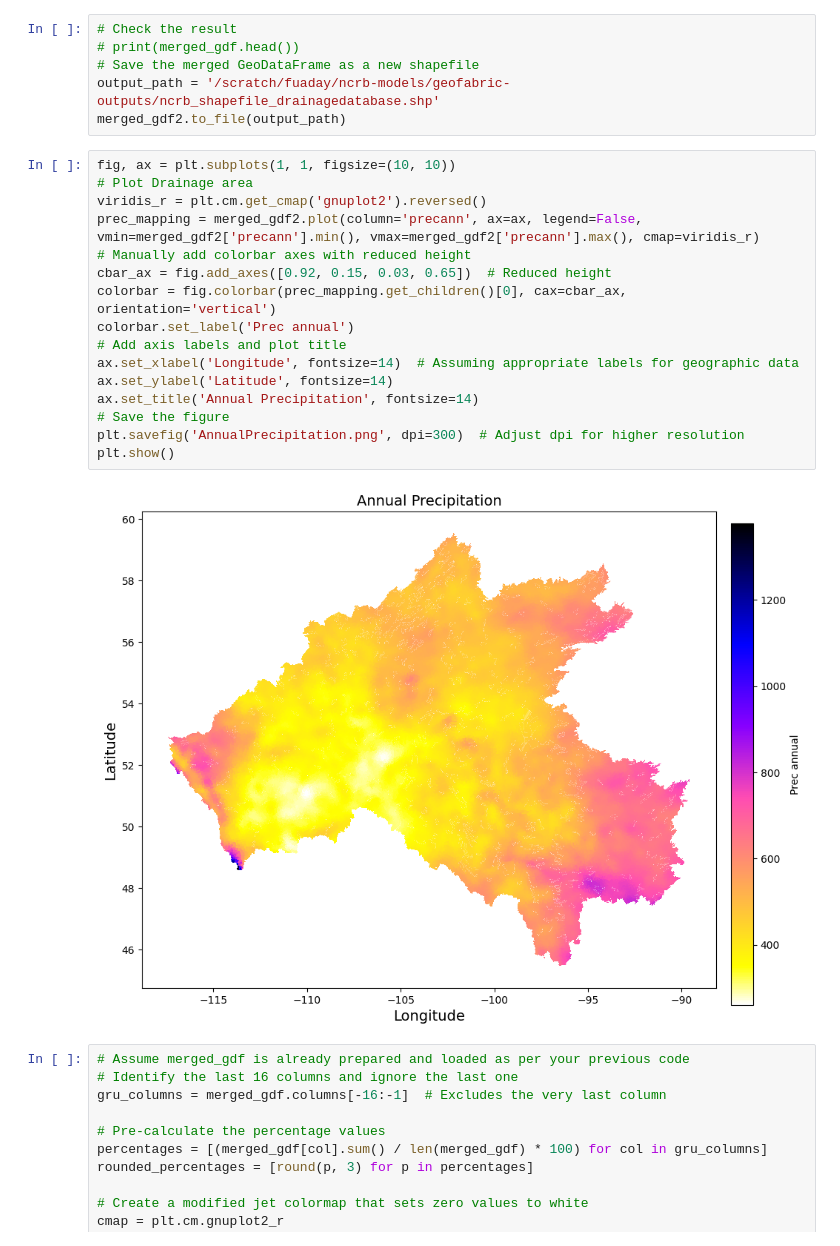
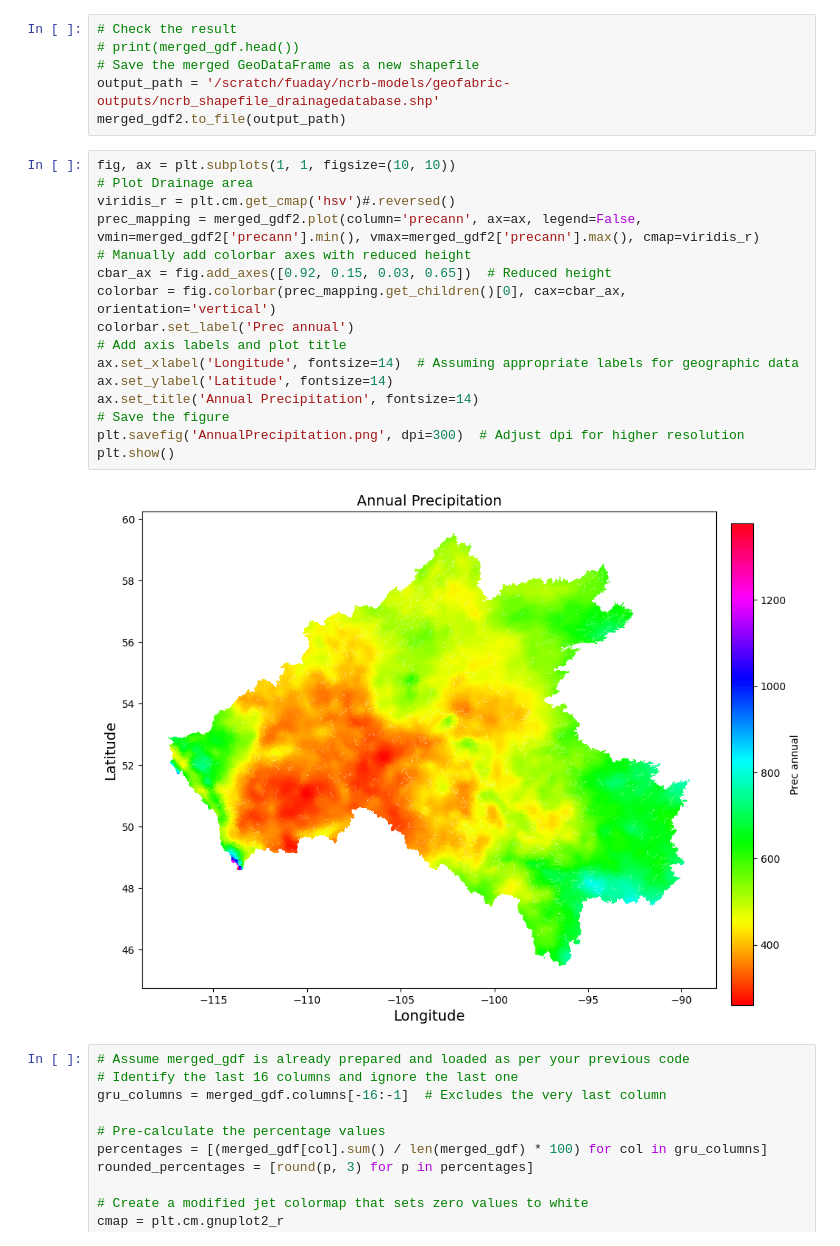
Before and after one commit to fuadyassin/MESH-Nelson-Churchill-Basin-Vector, a Jupyter notebook: 3-specific/Examining_outputs.ipynb, the cells around one changed output. Saved outputs shown, nothing was run; the diff lists cells and outputs as text.

```diff
--- a/3-specific/Examining_outputs.ipynb
+++ b/3-specific/Examining_outputs.ipynb
@@ -86,21 +86,21 @@ merged_gdf2.to_file(output_path)
 # %%
 fig, ax = plt.subplots(1, 1, figsize=(10, 10))
 # Plot Drainage area
-viridis_r = plt.cm.get_cmap('gnuplot2').reversed()
+viridis_r = plt.cm.get_cmap('hsv')#.reversed()
 prec_mapping = merged_gdf2.plot(column='precann', ax=ax, legend=False, vmin=merged_gdf2['precann'].min(), vmax=merged_gdf2['precann'].max(), cmap=viridis_r)
 # Manually add colorbar axes with reduced height
 cbar_ax = fig.add_axes([0.92, 0.15, 0.03, 0.65])  # Reduced height
 colorbar = fig.colorbar(prec_mapping.get_children()[0], cax=cbar_ax, orientation='vertical')
 colorbar.set_label('Prec annual')
 # Add axis labels and plot title
 ax.set_xlabel('Longitude', fontsize=14)  # Assuming appropriate labels for geographic data
 ax.set_ylabel('Latitude', fontsize=14)
 ax.set_title('Annual Precipitation', fontsize=14)
 # Save the figure
 plt.savefig('AnnualPrecipitation.png', dpi=300)  # Adjust dpi for higher resolution
 plt.show()
 # %% [output]
-[figure, old version]
+[figure, new version]
 # %%
 # Assume merged_gdf is already prepared and loaded as per your previous code
 # Identify the last 16 columns and ignore the last one
```
Also changed, not shown: 4 other files.
